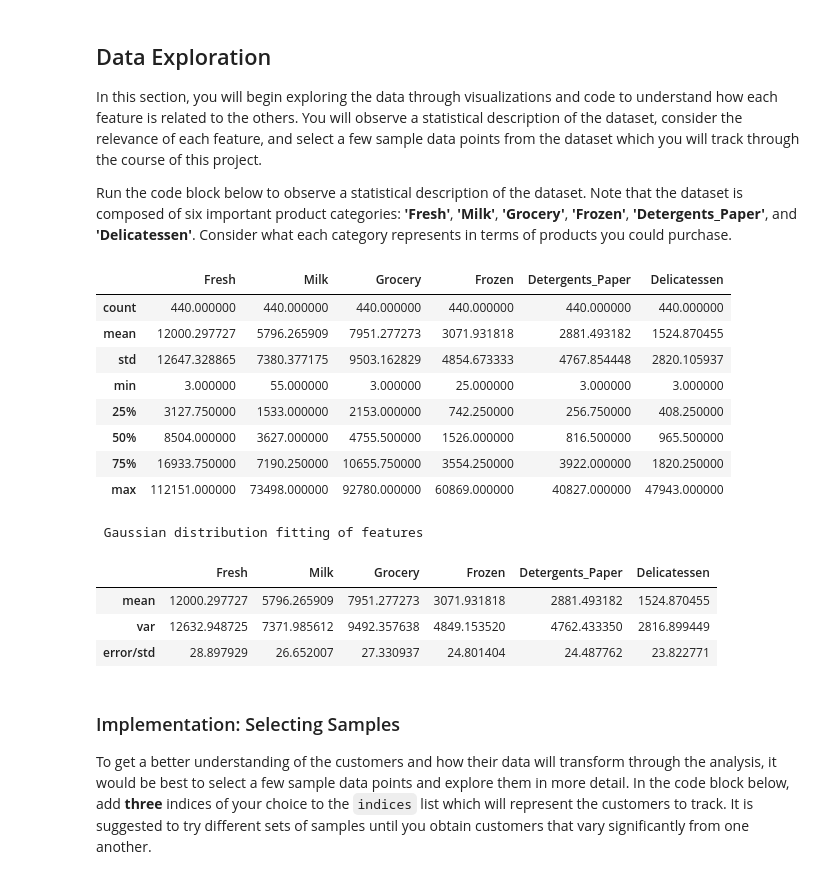
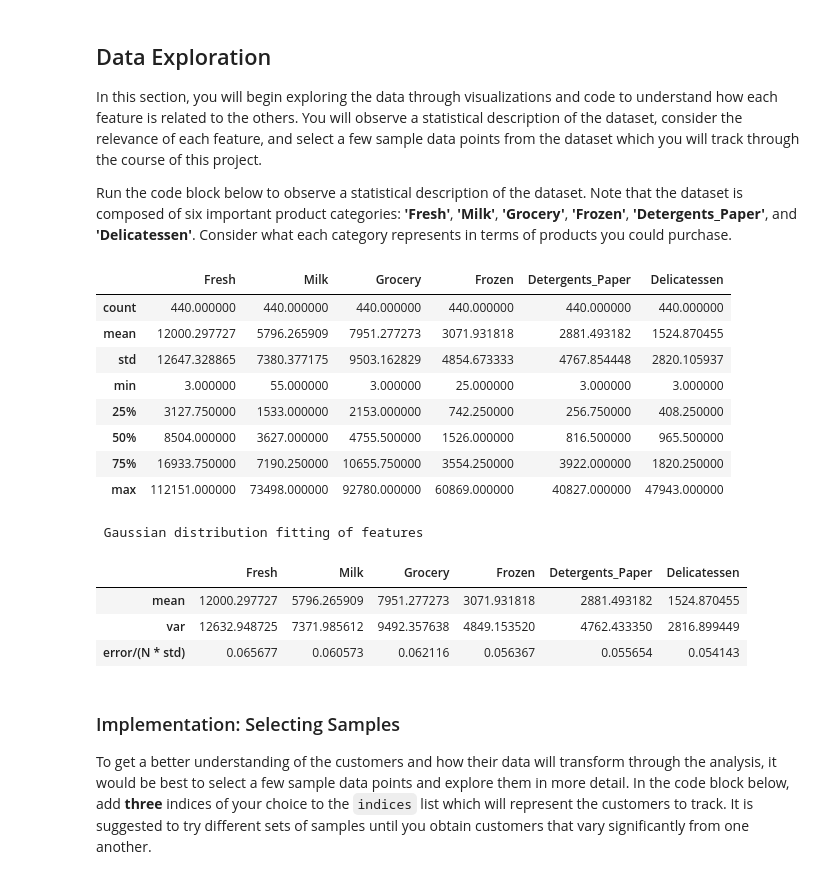
Before and after one commit to Christianivh/udacity-MLND, a Jupyter notebook: creating_customer_segments/customer_segments.ipynb, the cells around one changed output. Saved outputs shown, nothing was run; the diff lists cells and outputs as text; code cells hidden in the pictures.

```diff
--- a/creating_customer_segments/customer_segments.ipynb
+++ b/creating_customer_segments/customer_segments.ipynb
@@ -49,36 +49,36 @@ from scipy.stats import norm
 
 def gaussian_func(x, *p):
     A, mu, sigma = p
     return A * np.exp(-(x-mu)**2 / (2.*sigma**2))
 # run gaussian fits for all features
 gaussian_fits = []
 for column in data:
     feature = data[column]
     mu, sigma = norm.fit(feature)
     feature_fit = gaussian_func(feature, 1, mu, sigma)
     error = np.linalg.norm(feature - feature_fit)
-    gaussian_fits.append([mu, sigma, error / feature.std()])
+    gaussian_fits.append([mu, sigma, error / (len(feature) * feature.std())])
 
 print "\n Gaussian distribution fitting of features"
 gaussian_fits = pd.DataFrame(np.array(gaussian_fits).T,
                              columns = data.columns,
-                             index = ['mean', 'var', 'error/std'])
+                             index = ['mean', 'var', 'error/(N * std)'])
 display(gaussian_fits)
 # %% [output]
 |  | Fresh | Milk | Grocery | Frozen | Detergents_Paper | Delicatessen |
 | count | 440.000000 | 440.000000 | 440.000000 | 440.000000 | 440.000000 | 440.000000 |
 | mean | 12000.297727 | 5796.265909 | 7951.277273 | 3071.931818 | 2881.493182 | 1524.870455 |
 | std | 12647.328865 | 7380.377175 | 9503.162829 | 4854.673333 | 4767.854448 | 2820.105937 |
 | min | 3.000000 | 55.000000 | 3.000000 | 25.000000 | 3.000000 | 3.000000 |
 | 25% | 3127.750000 | 1533.000000 | 2153.000000 | 742.250000 | 256.750000 | 408.250000 |
 | 50% | 8504.000000 | 3627.000000 | 4755.500000 | 1526.000000 | 816.500000 | 965.500000 |
 | 75% | 16933.750000 | 7190.250000 | 10655.750000 | 3554.250000 | 3922.000000 | 1820.250000 |
 | max | 112151.000000 | 73498.000000 | 92780.000000 | 60869.000000 | 40827.000000 | 47943.000000 |
  Gaussian distribution fitting of features
 |  | Fresh | Milk | Grocery | Frozen | Detergents_Paper | Delicatessen |
 | mean | 12000.297727 | 5796.265909 | 7951.277273 | 3071.931818 | 2881.493182 | 1524.870455 |
 | var | 12632.948725 | 7371.985612 | 9492.357638 | 4849.153520 | 4762.433350 | 2816.899449 |
-| error/std | 28.897929 | 26.652007 | 27.330937 | 24.801404 | 24.487762 | 23.822771 |
+| error/(N * std) | 0.065677 | 0.060573 | 0.062116 | 0.056367 | 0.055654 | 0.054143 |
 # %% [markdown]
 ### Implementation: Selecting Samples
 To get a better understanding of the customers and how their data will transform through the analysis, it would be best to select a few sample data points and explore them in more detail. In the code block below, add **three** indices of your choice to the `indices` list which will represent the customers to track. It is suggested to try different sets of samples until you obtain customers that vary significantly from one another.
```
Also changed, not shown: parts of 15 cells of this notebook, 1 other file.
